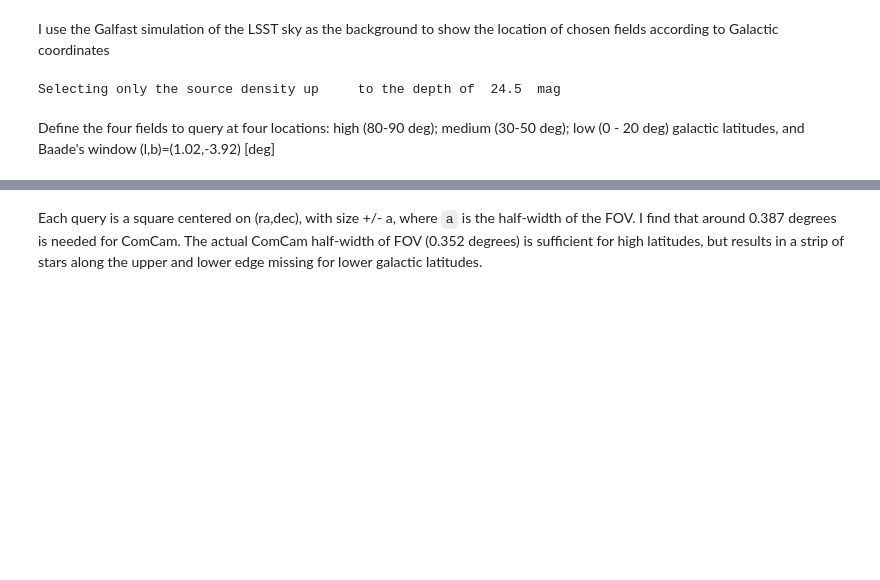
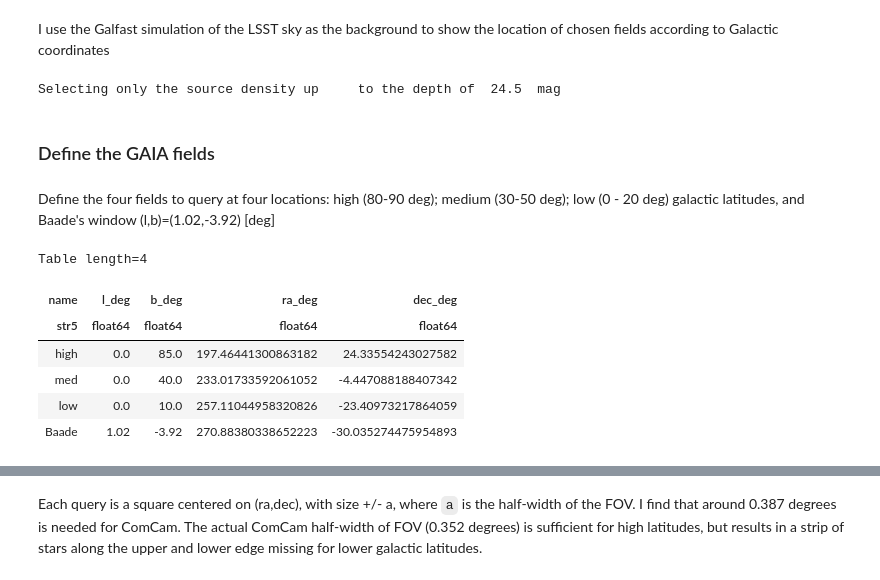
Before and after one commit to lsst-ts/ts_phosim, a Jupyter notebook: notebooks/analysis_notebooks/AOS_GAIA_catalog.ipynb, the cells around one changed output, grey strips where cells are left out. Cells and saved outputs as stored; diff of their text form; code cells hidden in the pictures; blank space fills up the shorter version.

```diff
--- a/notebooks/analysis_notebooks/AOS_GAIA_catalog.ipynb
+++ b/notebooks/analysis_notebooks/AOS_GAIA_catalog.ipynb
@@ -150,6 +154,8 @@ Selecting only the source density up     to the depth of  24.5  mag
 healpix_coords = SkyCoord(healpix_table['ra_rad'],
                           healpix_table['dec_rad'],
                           frame='icrs', unit='rad')
+# %% [markdown]
+### Define the GAIA fields
 # %% [markdown]
 Define the four fields to query at four locations: high (80-90 deg); medium (30-50 deg); low (0 - 20 deg) galactic latitudes, and Baade's window (l,b)=(1.02,-3.92) [deg]
 # %%
@@ -159,0 +172,10 @@ gt = Table(data=[['high','med','low','Baade'],
+# %%
+gt
+# %% [output]
+Table length=4
+| name | l_deg | b_deg | ra_deg | dec_deg |
+| str5 | float64 | float64 | float64 | float64 |
+| high | 0.0 | 85.0 | 197.46441300863182 | 24.33554243027582 |
+| med | 0.0 | 40.0 | 233.01733592061052 | -4.447088188407342 |
+| low | 0.0 | 10.0 | 257.11044958320826 | -23.40973217864059 |
+| Baade | 1.02 | -3.92 | 270.88380338652223 | -30.035274475954893 |
```
Also changed, not shown: parts of 21 cells of this notebook.
